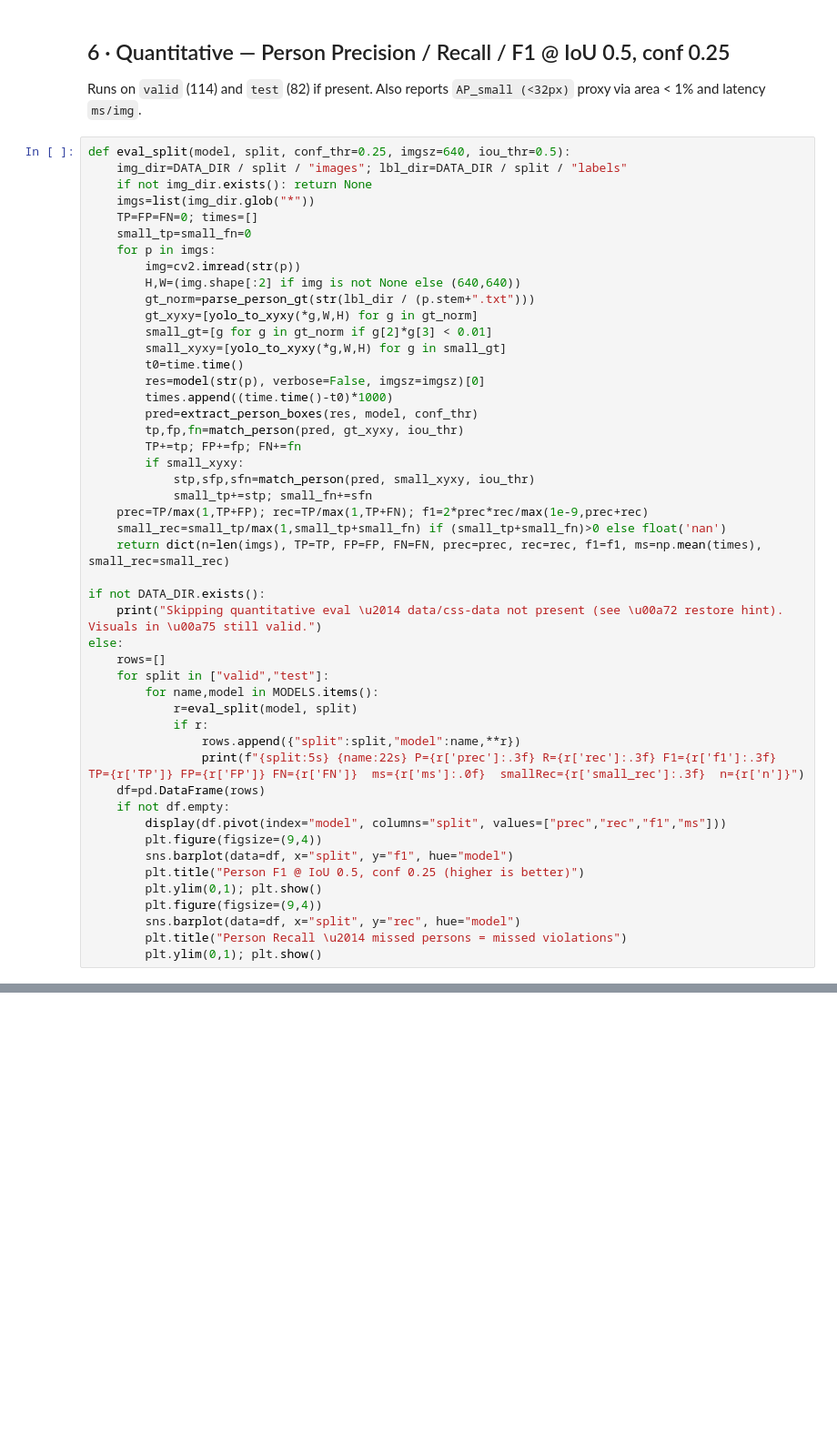
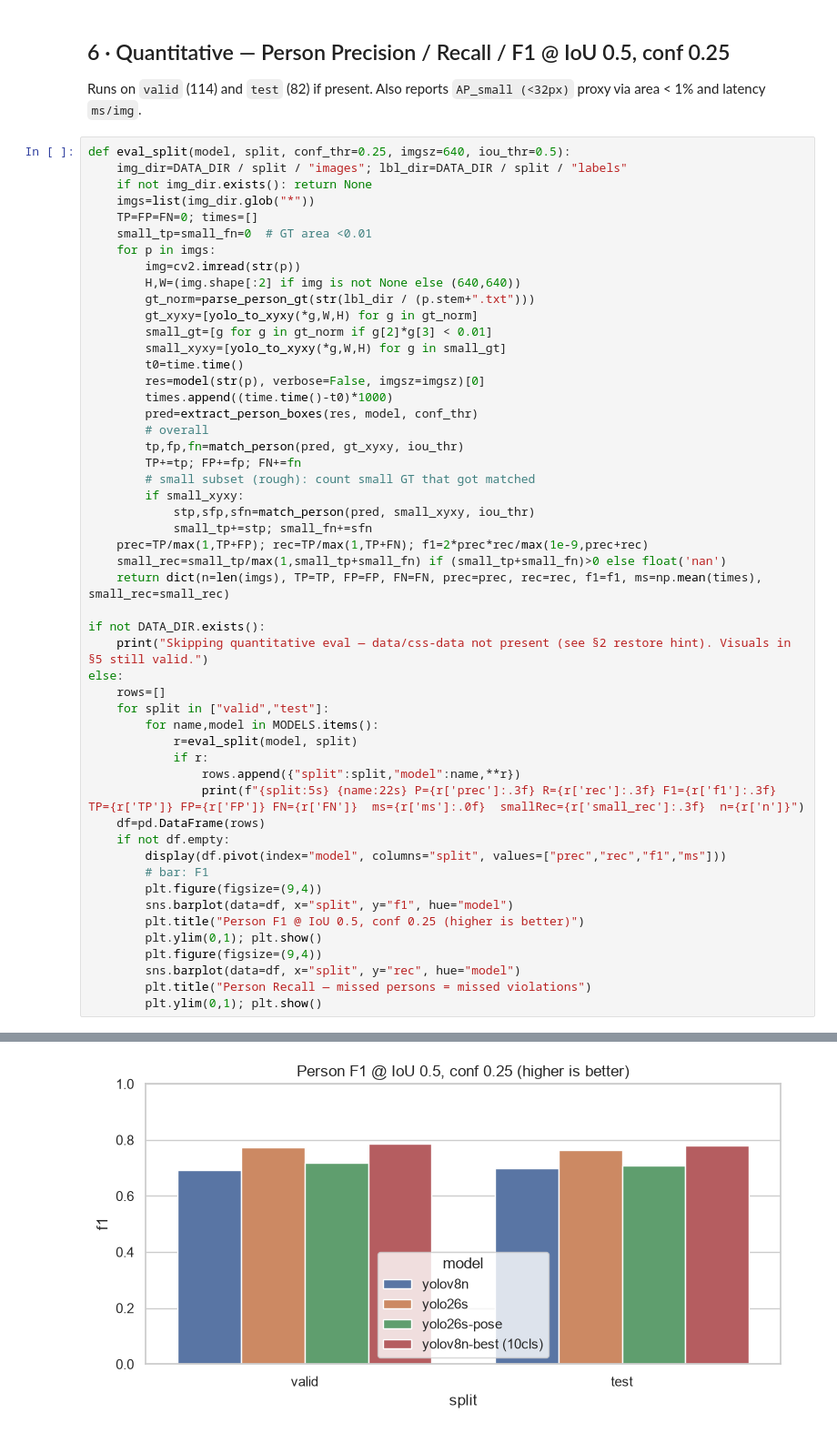
Before and after one commit to rif42/P0-safety, a Jupyter notebook: experiment/two-stage-detection/person-compare.ipynb, the cells around one changed output, grey strips where cells are left out. Shown at 91% size. Drawn from its saved outputs; the diff is of its cells as text; blank space fills up the shorter version.

```diff
--- a/experiment/two-stage-detection/person-compare.ipynb
+++ b/experiment/two-stage-detection/person-compare.ipynb
@@ -210,7 +241,7 @@ def eval_split(model, split, conf_thr=0.25, imgsz=640, iou_thr=0.5):
     if not img_dir.exists(): return None
     imgs=list(img_dir.glob("*"))
     TP=FP=FN=0; times=[]
-    small_tp=small_fn=0
+    small_tp=small_fn=0  # GT area <0.01
     for p in imgs:
         img=cv2.imread(str(p))
         H,W=(img.shape[:2] if img is not None else (640,640))
@@ -222,8 +253,10 @@ def eval_split(model, split, conf_thr=0.25, imgsz=640, iou_thr=0.5):
         res=model(str(p), verbose=False, imgsz=imgsz)[0]
         times.append((time.time()-t0)*1000)
         pred=extract_person_boxes(res, model, conf_thr)
+        # overall
         tp,fp,fn=match_person(pred, gt_xyxy, iou_thr)
         TP+=tp; FP+=fp; FN+=fn
+        # small subset (rough): count small GT that got matched
         if small_xyxy:
             stp,sfp,sfn=match_person(pred, small_xyxy, iou_thr)
             small_tp+=stp; small_fn+=sfn
@@ -232,7 +265,7 @@ def eval_split(model, split, conf_thr=0.25, imgsz=640, iou_thr=0.5):
     return dict(n=len(imgs), TP=TP, FP=FP, FN=FN, prec=prec, rec=rec, f1=f1, ms=np.mean(times), small_rec=small_rec)
 
 if not DATA_DIR.exists():
-    print("Skipping quantitative eval \u2014 data/css-data not present (see \u00a72 restore hint). Visuals in \u00a75 still valid.")
+    print("Skipping quantitative eval — data/css-data not present (see §2 restore hint). Visuals in §5 still valid.")
 else:
     rows=[]
     for split in ["valid","test"]:
@@ -244,11 +277,13 @@ else:
     df=pd.DataFrame(rows)
     if not df.empty:
         display(df.pivot(index="model", columns="split", values=["prec","rec","f1","ms"]))
+        # bar: F1
         plt.figure(figsize=(9,4))
         sns.barplot(data=df, x="split", y="f1", hue="model")
         plt.title("Person F1 @ IoU 0.5, conf 0.25 (higher is better)")
         plt.ylim(0,1); plt.show()
         plt.figure(figsize=(9,4))
         sns.barplot(data=df, x="split", y="rec", hue="model")
-        plt.title("Person Recall \u2014 missed persons = missed violations")
+        plt.title("Person Recall — missed persons = missed violations")
         plt.ylim(0,1); plt.show()
+# %% [output]
@@ -254,0 +305 @@ else:
+[figure, added]
```
Also changed, not shown: parts of 12 cells of this notebook, 4 other files.
